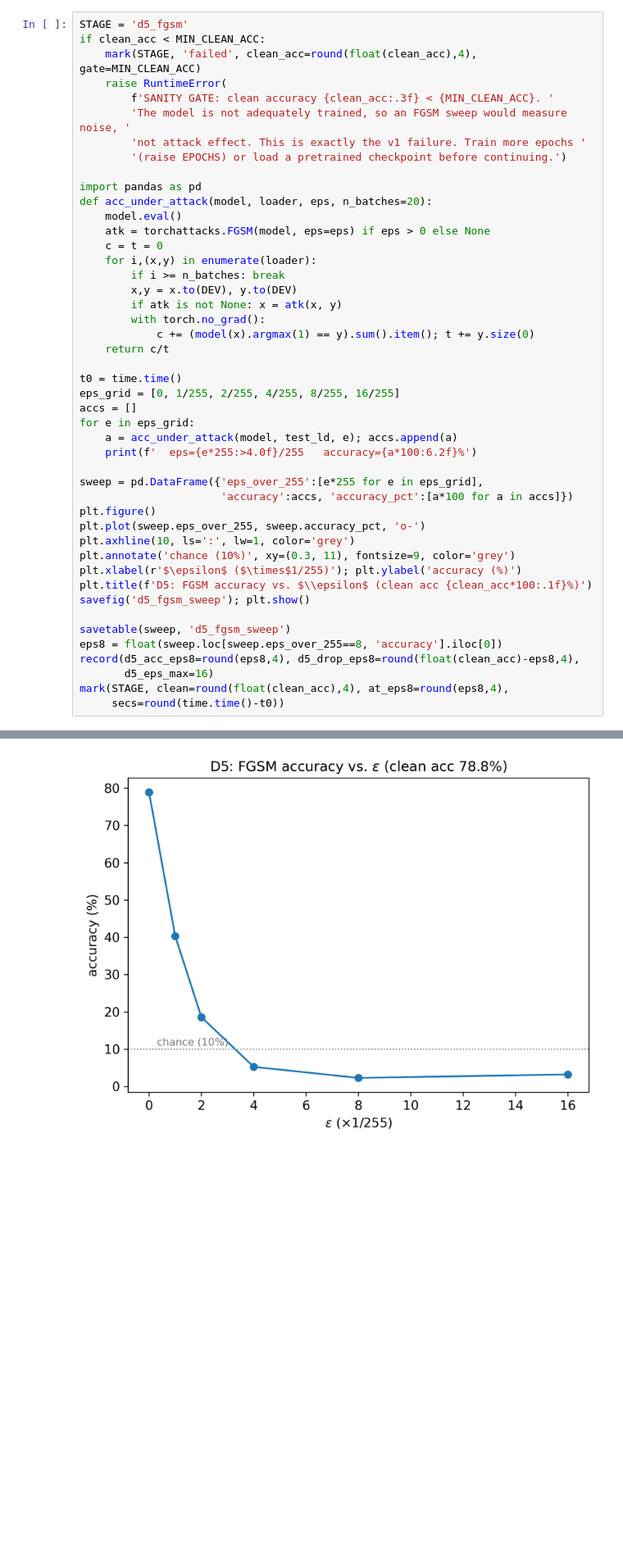
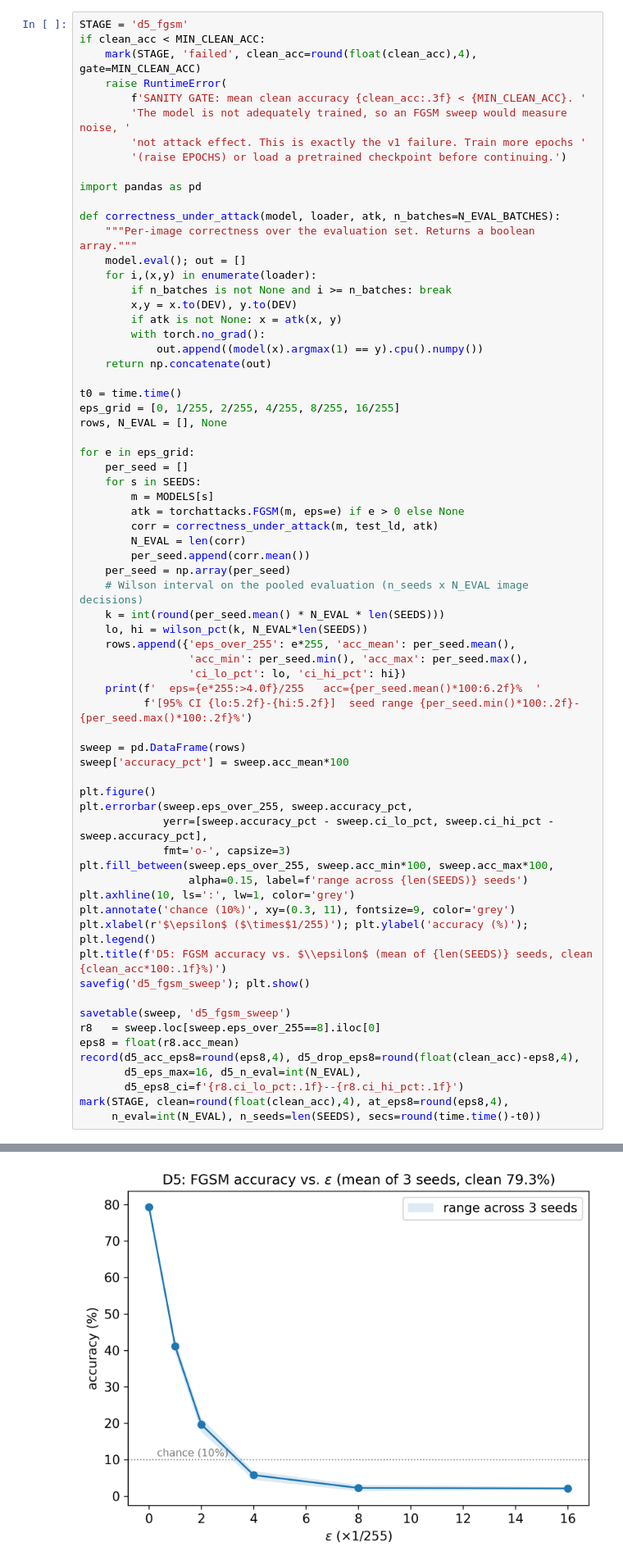
Before and after one commit to ericyoc/AI-security-literacy, a Jupyter notebook: AISL_analysis_poc.ipynb, the cells around one changed output, grey strips where cells are left out. Shown at 82% size. Drawn from its saved outputs; the diff is of its cells as text; blank space fills up the shorter version.

```diff
--- a/AISL_analysis_poc.ipynb
+++ b/AISL_analysis_poc.ipynb
@@ -428,45 +526,67 @@ STAGE = 'd5_fgsm'
 if clean_acc < MIN_CLEAN_ACC:
     mark(STAGE, 'failed', clean_acc=round(float(clean_acc),4), gate=MIN_CLEAN_ACC)
     raise RuntimeError(
-        f'SANITY GATE: clean accuracy {clean_acc:.3f} < {MIN_CLEAN_ACC}. '
+        f'SANITY GATE: mean clean accuracy {clean_acc:.3f} < {MIN_CLEAN_ACC}. '
         'The model is not adequately trained, so an FGSM sweep would measure noise, '
         'not attack effect. This is exactly the v1 failure. Train more epochs '
         '(raise EPOCHS) or load a pretrained checkpoint before continuing.')
 
 import pandas as pd
-def acc_under_attack(model, loader, eps, n_batches=20):
-    model.eval()
-    atk = torchattacks.FGSM(model, eps=eps) if eps > 0 else None
-    c = t = 0
+
+def correctness_under_attack(model, loader, atk, n_batches=N_EVAL_BATCHES):
+    """Per-image correctness over the evaluation set. Returns a boolean array."""
+    model.eval(); out = []
     for i,(x,y) in enumerate(loader):
-        if i >= n_batches: break
+        if n_batches is not None and i >= n_batches: break
         x,y = x.to(DEV), y.to(DEV)
         if atk is not None: x = atk(x, y)
         with torch.no_grad():
-            c += (model(x).argmax(1) == y).sum().item(); t += y.size(0)
-    return c/t
+            out.append((model(x).argmax(1) == y).cpu().numpy())
+    return np.concatenate(out)
 
 t0 = time.time()
 eps_grid = [0, 1/255, 2/255, 4/255, 8/255, 16/255]
-accs = []
+rows, N_EVAL = [], None
+
 for e in eps_grid:
-    a = acc_under_attack(model, test_ld, e); accs.append(a)
-    print(f'  eps={e*255:>4.0f}/255   accuracy={a*100:6.2f}%')
+    per_seed = []
+    for s in SEEDS:
+        m = MODELS[s]
+        atk = torchattacks.FGSM(m, eps=e) if e > 0 else None
+        corr = correctness_under_attack(m, test_ld, atk)
+        N_EVAL = len(corr)
+        per_seed.append(corr.mean())
+    per_seed = np.array(per_seed)
+    # Wilson interval on the pooled evaluation (n_seeds x N_EVAL image decisions)
+    k = int(round(per_seed.mean() * N_EVAL * len(SEEDS)))
+    lo, hi = wilson_pct(k, N_EVAL*len(SEEDS))
+    rows.append({'eps_over_255': e*255, 'acc_mean': per_seed.mean(),
+                 'acc_min': per_seed.min(), 'acc_max': per_seed.max(),
+                 'ci_lo_pct': lo, 'ci_hi_pct': hi})
+    print(f'  eps={e*255:>4.0f}/255   acc={per_seed.mean()*100:6.2f}%  '
+          f'[95% CI {lo:5.2f}-{hi:5.2f}]  seed range {per_seed.min()*100:.2f}-{per_seed.max()*100:.2f}%')
 
-sweep = pd.DataFrame({'eps_over_255':[e*255 for e in eps_grid],
-                      'accuracy':accs, 'accuracy_pct':[a*100 for a in accs]})
+sweep = pd.DataFrame(rows)
+sweep['accuracy_pct'] = sweep.acc_mean*100
+
 plt.figure()
-plt.plot(sweep.eps_over_255, sweep.accuracy_pct, 'o-')
+plt.errorbar(sweep.eps_over_255, sweep.accuracy_pct,
+             yerr=[sweep.accuracy_pct - sweep.ci_lo_pct, sweep.ci_hi_pct - sweep.accuracy_pct],
+             fmt='o-', capsize=3)
+plt.fill_between(sweep.eps_over_255, sweep.acc_min*100, sweep.acc_max*100,
+                 alpha=0.15, label=f'range across {len(SEEDS)} seeds')
 plt.axhline(10, ls=':', lw=1, color='grey')
 plt.annotate('chance (10%)', xy=(0.3, 11), fontsize=9, color='grey')
-plt.xlabel(r'$\epsilon$ ($\times$1/255)'); plt.ylabel('accuracy (%)')
-plt.title(f'D5: FGSM accuracy vs. $\\epsilon$ (clean acc {clean_acc*100:.1f}%)')
+plt.xlabel(r'$\epsilon$ ($\times$1/255)'); plt.ylabel('accuracy (%)'); plt.legend()
+plt.title(f'D5: FGSM accuracy vs. $\\epsilon$ (mean of {len(SEEDS)} seeds, clean {clean_acc*100:.1f}%)')
 savefig('d5_fgsm_sweep'); plt.show()
 
 savetable(sweep, 'd5_fgsm_sweep')
-eps8 = float(sweep.loc[sweep.eps_over_255==8, 'accuracy'].iloc[0])
+r8   = sweep.loc[sweep.eps_over_255==8].iloc[0]
+eps8 = float(r8.acc_mean)
 record(d5_acc_eps8=round(eps8,4), d5_drop_eps8=round(float(clean_acc)-eps8,4),
-       d5_eps_max=16)
+       d5_eps_max=16, d5_n_eval=int(N_EVAL),
+       d5_eps8_ci=f'{r8.ci_lo_pct:.1f}--{r8.ci_hi_pct:.1f}')
 mark(STAGE, clean=round(float(clean_acc),4), at_eps8=round(eps8,4),
-     secs=round(time.time()-t0))
+     n_eval=int(N_EVAL), n_seeds=len(SEEDS), secs=round(time.time()-t0))
 # %% [output]
@@ -480,2 +600,2 @@ saved  /content/drive/MyDrive/AISL_data/figures/d5_fgsm_sweep.jpg  (160 KB)
-[figure, old version]
+[figure, new version]
 saved  /content/drive/MyDrive/AISL_data/tables/d5_fgsm_sweep.csv
```
Also changed, not shown: parts of 20 cells of this notebook.
